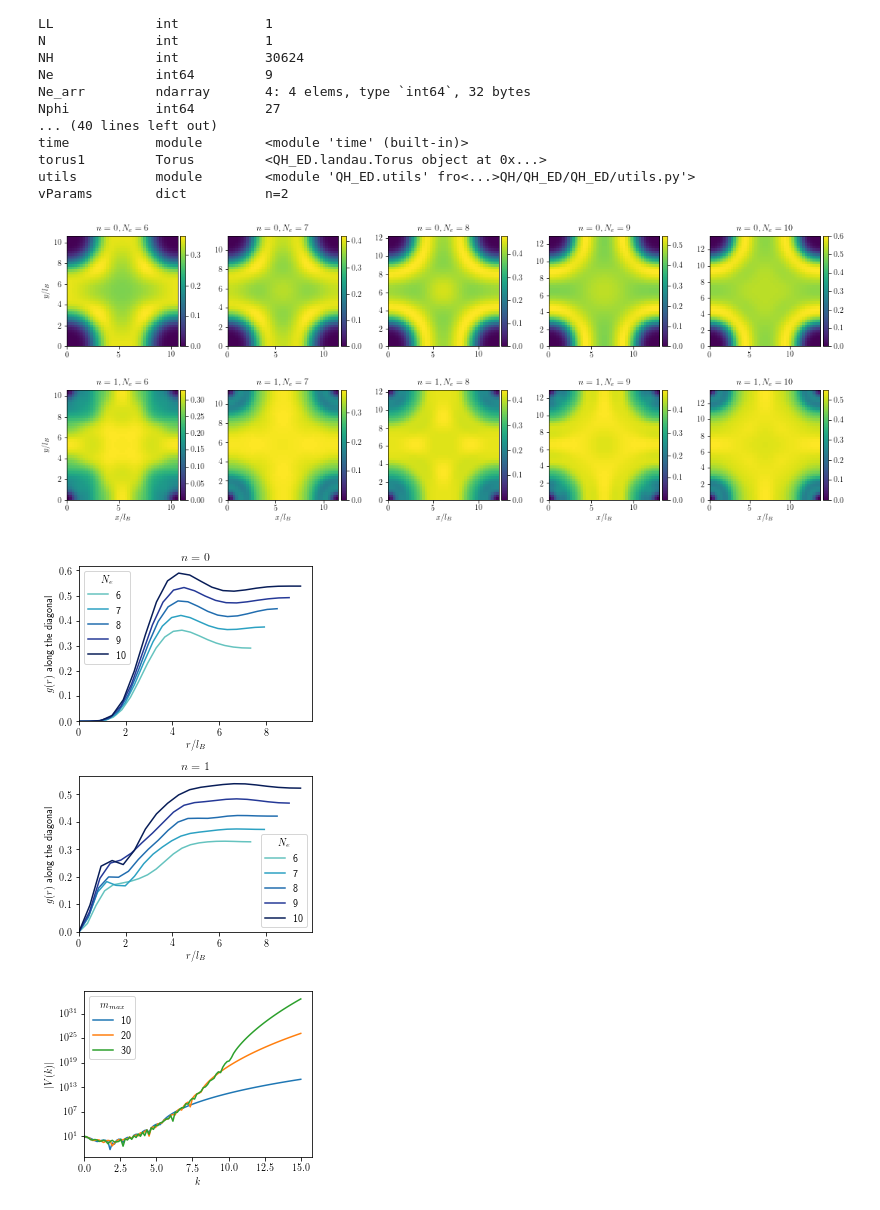
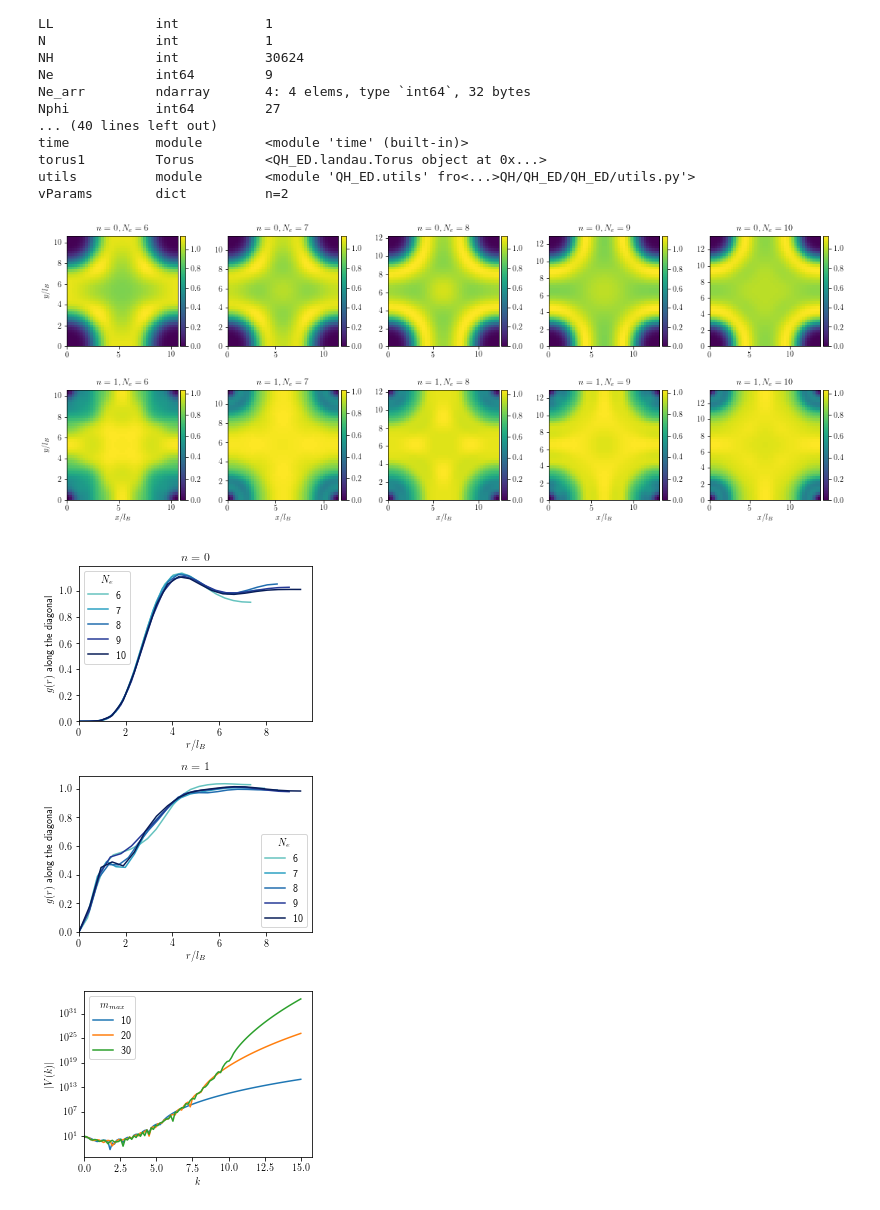
Before and after one commit to akshaykri/QH_ED, a Jupyter notebook: examples/Haldane.ipynb, the cells around one changed output. Saved outputs shown, nothing was run; the diff lists cells and outputs as text; code cells hidden in the pictures.

```diff
--- a/examples/Haldane.ipynb
+++ b/examples/Haldane.ipynb
@@ -155,10 +103,11 @@ array([0.88622693, 0.44311346, 0.3323351 , 0.27694591, 0.24232767,
 Nphi = 24
 Ne = 8
 Nth = 4 # numer of threads for parallelization
-s = 1
+s = 0.7
+nLL = 1
 torus1 = landau.Torus(Nphi, aspect_ratio=1.0)
 vParams = {'power': (1.0, {'n': 0, 'x': s})} # Gaussian cut-off
-hamParams = {'alpha': 1.0, 'n': 0, 'Nphi': Nphi} # mass anisotropy, Landau level index
+hamParams = {'alpha': 1.0, 'n': nLL, 'Nphi': Nphi} # mass anisotropy, Landau level index
 
 kx, ky, _ = torus1.get_karr()
 k2 = kx[:, np.newaxis]**2 + ky**2
@@ -679,6 +638,7 @@ for LL in LL_arr:
         Nphi = 3*Ne
 
         Eall = np.zeros((Ne, 6))*np.nan
+        denom = 2 * np.pi * Nphi / (Ne**2)
         for s in range(Ne):
             Eall[s,:] = np.load(fol+'LL{0:d}/ar{1:03d}/'.format(
                            LL, int(round(100*ar_factor)))+
@@ -689,42 +649,42 @@ for LL in LL_arr:
         gR1 = np.load(fol+'LL{0:d}/ar{1:03d}/'.format(
                            LL, int(round(100*ar_factor)))+
                            'Nphi{1:d}_Ne{2:d}_sector{0:d}_alpha10_gr0.npy'.format(
-                           sectorMin, Nphi, Ne))
+                           sectorMin, Nphi, Ne)) * denom
 
         im1 = ax[LL][Ne-6].imshow(gR1, extent=[0, np.sqrt(2*np.pi*Nphi), 0, np.sqrt(2*np.pi*Nphi)])
         if LL == 1:
             ax[LL][Ne-6].set_xlabel(r'$x / l_B$')
 #         else:
         ax[LL][Ne-6].set_title(r'$n = {1:d}, N_e = {0:d}$'.format(Ne, LL))
         if Ne == 6:
             ax[LL][Ne-6].set_ylabel(r'$y / l_B$')
         divider = make_axes_locatable(ax[LL][Ne-6])
         cax = divider.append_axes("right", size="5%", pad=0.05)
         f.colorbar(im1, cax=cax)
         x_arr = np.sqrt(4*np.pi*Nphi) * np.arange(gR1.shape[0])/(gR1.shape[0] - 1)
         L = len(x_arr)//2
         bx[LL].plot(x_arr[:L], np.diag(gR1)[:L], color=plt.cm.YlGnBu((Ne-3)/7),
                    label=str(Ne))
     bx[LL].legend(loc='best', title=r'$N_e$')
     bx[LL].set_title(r'$n = {0:d}$'.format(LL))
     bx[LL].set_xlim(0)
     bx[LL].set_ylim(0)
     bx[LL].set_ylabel(r'$g(r)$ along the diagonal')
     bx[LL].set_xlabel(r'$r / l_B$')
 
 # # bx.plot(np.sqrt(torus1.Lx**2 + torus1.Ly**2) * np.arange(gR1.shape[0])/(gR1.shape[0] - 1),
 # #         np.diag(gR1))
 # # bx.set_xlim(0, np.sqrt(torus1.Lx**2 + torus1.Ly**2))
 # # bx.set_ylim()
 
 
 f.tight_layout()
 g.tight_layout()
 f.savefig('/home/ak20/QH/plots/anisoMay_gr1.pdf', bbox_inches='tight', transparent=True)
 g.savefig('/home/ak20/QH/plots/anisoMay_gr2.pdf', bbox_inches='tight', transparent=True)
 # %% [output]
-[figure, old version]
+[figure, new version]
-[figure, old version]
+[figure, new version]
 # %%
 k = np.r_[0:15:101j]
 f, ax = plt.subplots(figsize=(4,3))
```
Also changed, not shown: parts of 18 cells of this notebook, 3 other files.
